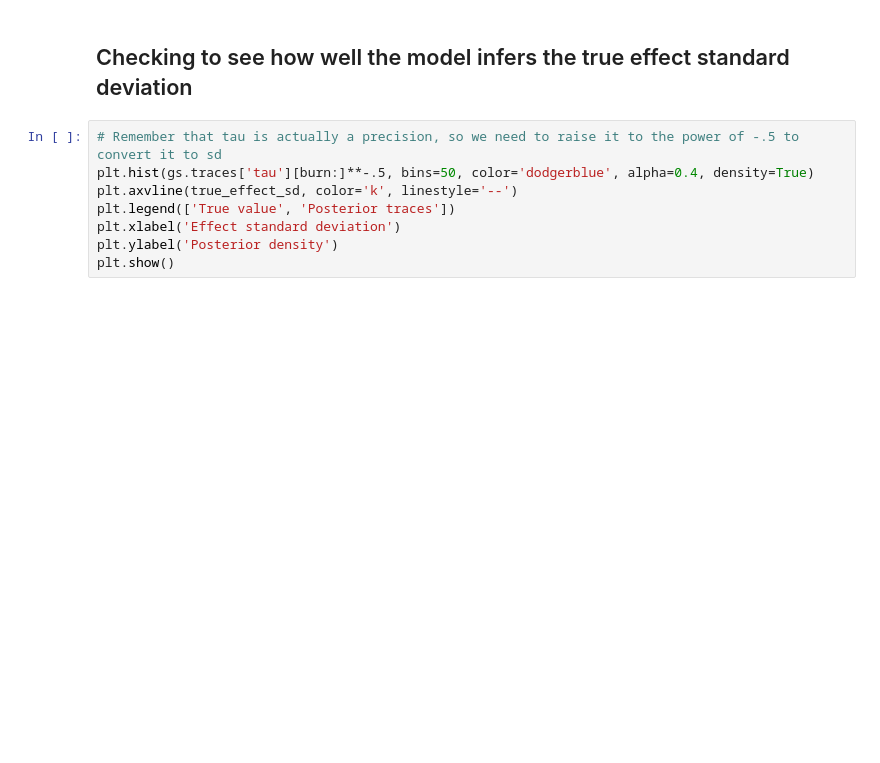
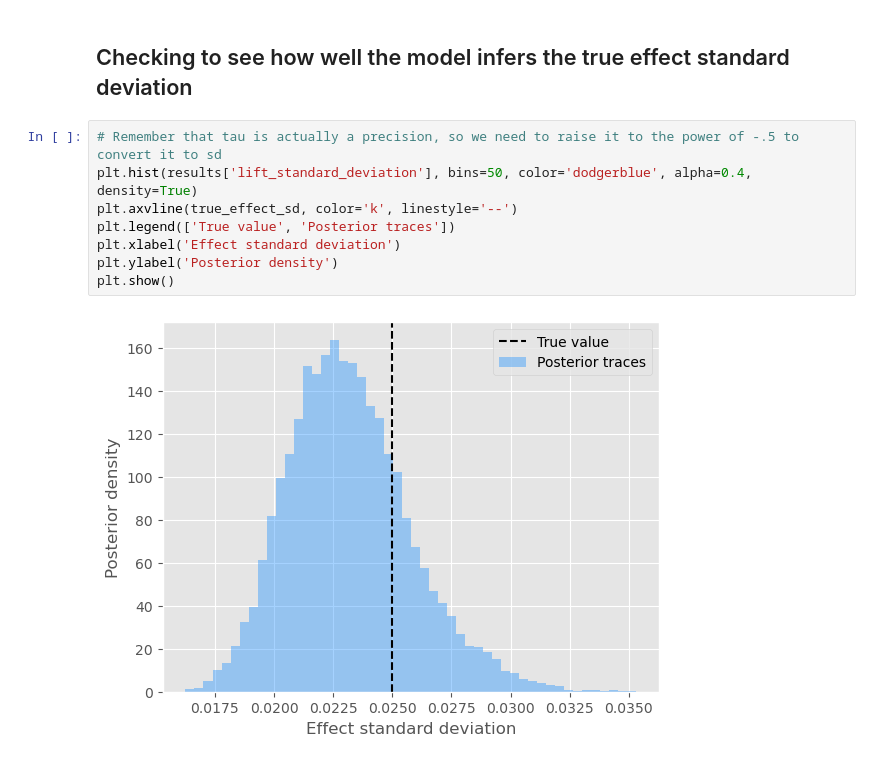
Before and after one commit to tbuffington7/metabayes, a Jupyter notebook: notebooks/Demonstration.ipynb, the cells around one changed output. Drawn from its saved outputs; the diff is of its cells as text; blank space fills up the shorter version.

```diff
--- a/notebooks/Demonstration.ipynb
+++ b/notebooks/Demonstration.ipynb
@@ -96,9 +97,11 @@ plt.show()
 ## Checking to see how well the model infers the true effect standard deviation
 # %%
 # Remember that tau is actually a precision, so we need to raise it to the power of -.5 to convert it to sd
-plt.hist(gs.traces['tau'][burn:]**-.5, bins=50, color='dodgerblue', alpha=0.4, density=True)
+plt.hist(results['lift_standard_deviation'], bins=50, color='dodgerblue', alpha=0.4, density=True)
 plt.axvline(true_effect_sd, color='k', linestyle='--')
 plt.legend(['True value', 'Posterior traces'])
 plt.xlabel('Effect standard deviation')
 plt.ylabel('Posterior density')
 plt.show()
+# %% [output]
+[figure, added]
```
Also changed, not shown: parts of 4 cells of this notebook.
